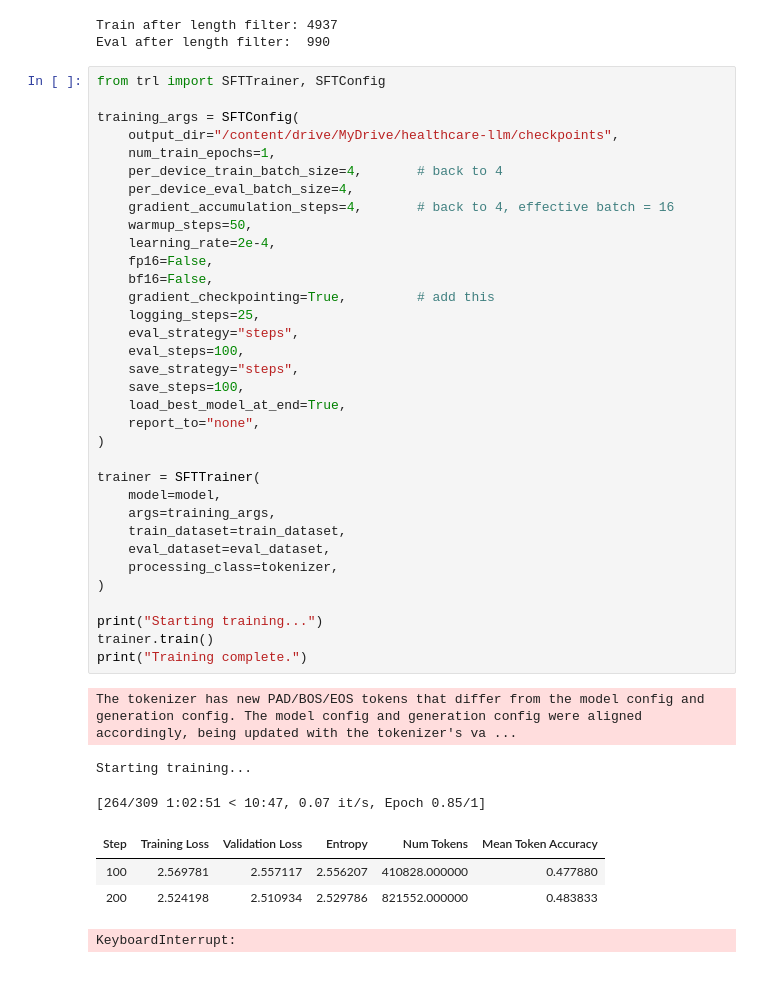
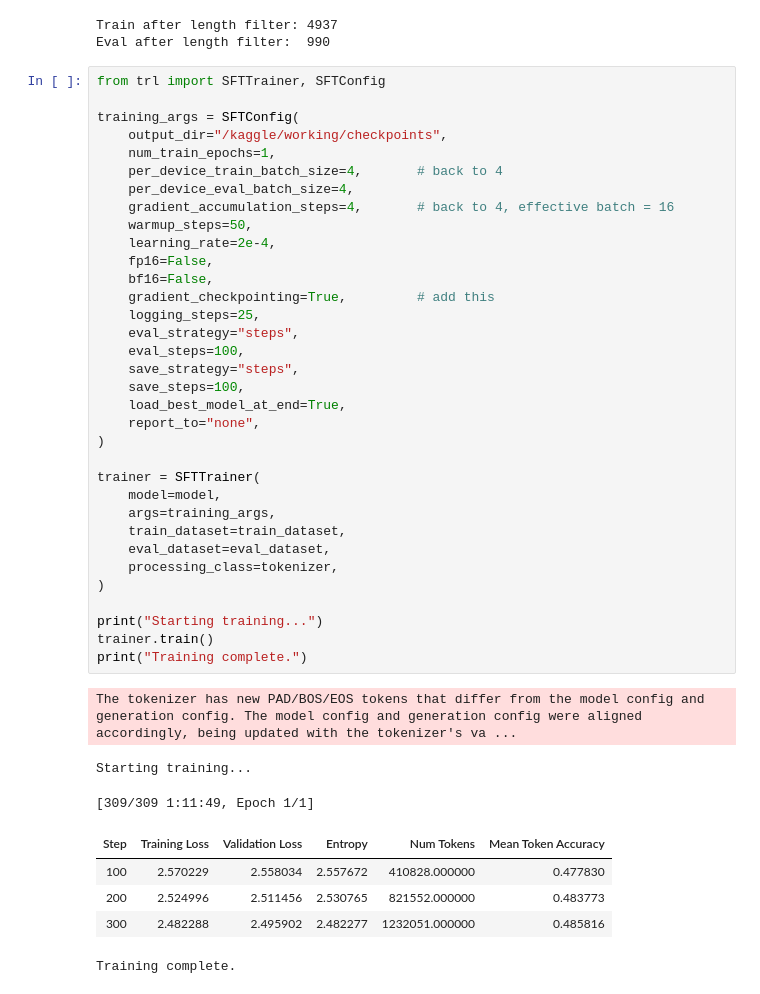
Before and after one commit to nicholas-ugbala-dev/healthcare-llm-finetune, a Jupyter notebook: notebooks/week3_finetuning.ipynb, the cells around one changed output. Cells and saved outputs as stored; diff of their text form.

Commit message:
feat: add finetuned outputs file

```diff
--- a/notebooks/week3_finetuning.ipynb
+++ b/notebooks/week3_finetuning.ipynb
@@ -119,41 +134,42 @@ Eval after length filter:  990
 from trl import SFTTrainer, SFTConfig
 
 training_args = SFTConfig(
-    output_dir="/content/drive/MyDrive/healthcare-llm/checkpoints",
+    output_dir="/kaggle/working/checkpoints",
     num_train_epochs=1,
     per_device_train_batch_size=4,       # back to 4
     per_device_eval_batch_size=4,
     gradient_accumulation_steps=4,       # back to 4, effective batch = 16
     warmup_steps=50,
     learning_rate=2e-4,
     fp16=False,
     bf16=False,
     gradient_checkpointing=True,         # add this
     logging_steps=25,
     eval_strategy="steps",
     eval_steps=100,
     save_strategy="steps",
     save_steps=100,
     load_best_model_at_end=True,
     report_to="none",
 )
 
 trainer = SFTTrainer(
     model=model,
     args=training_args,
     train_dataset=train_dataset,
     eval_dataset=eval_dataset,
     processing_class=tokenizer,
 )
 
 print("Starting training...")
 trainer.train()
 print("Training complete.")
 # %% [output]
 The tokenizer has new PAD/BOS/EOS tokens that differ from the model config and generation config. The model config and generation config were aligned accordingly, being updated with the tokenizer's va ...
 Starting training...
-[264/309 1:02:51 < 10:47, 0.07 it/s, Epoch 0.85/1]
+[309/309 1:11:49, Epoch 1/1]
 | Step | Training Loss | Validation Loss | Entropy | Num Tokens | Mean Token Accuracy |
-| 100 | 2.569781 | 2.557117 | 2.556207 | 410828.000000 | 0.477880 |
-| 200 | 2.524198 | 2.510934 | 2.529786 | 821552.000000 | 0.483833 |
+| 100 | 2.570229 | 2.558034 | 2.557672 | 410828.000000 | 0.477830 |
+| 200 | 2.524996 | 2.511456 | 2.530765 | 821552.000000 | 0.483773 |
+| 300 | 2.482288 | 2.495902 | 2.482277 | 1232051.000000 | 0.485816 |
-KeyboardInterrupt:
+Training complete.
```
Also changed, not shown: parts of 6 cells of this notebook, 4 other files.
